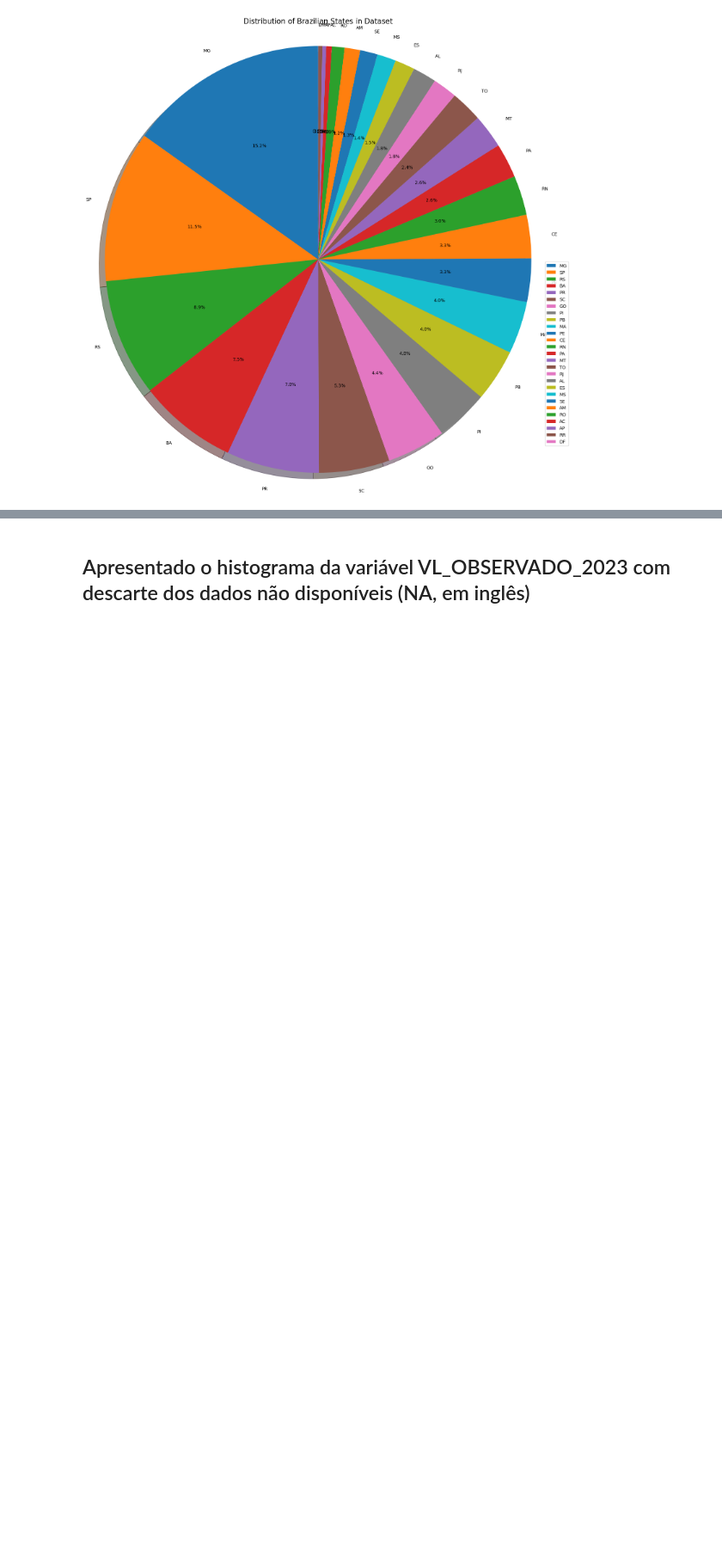
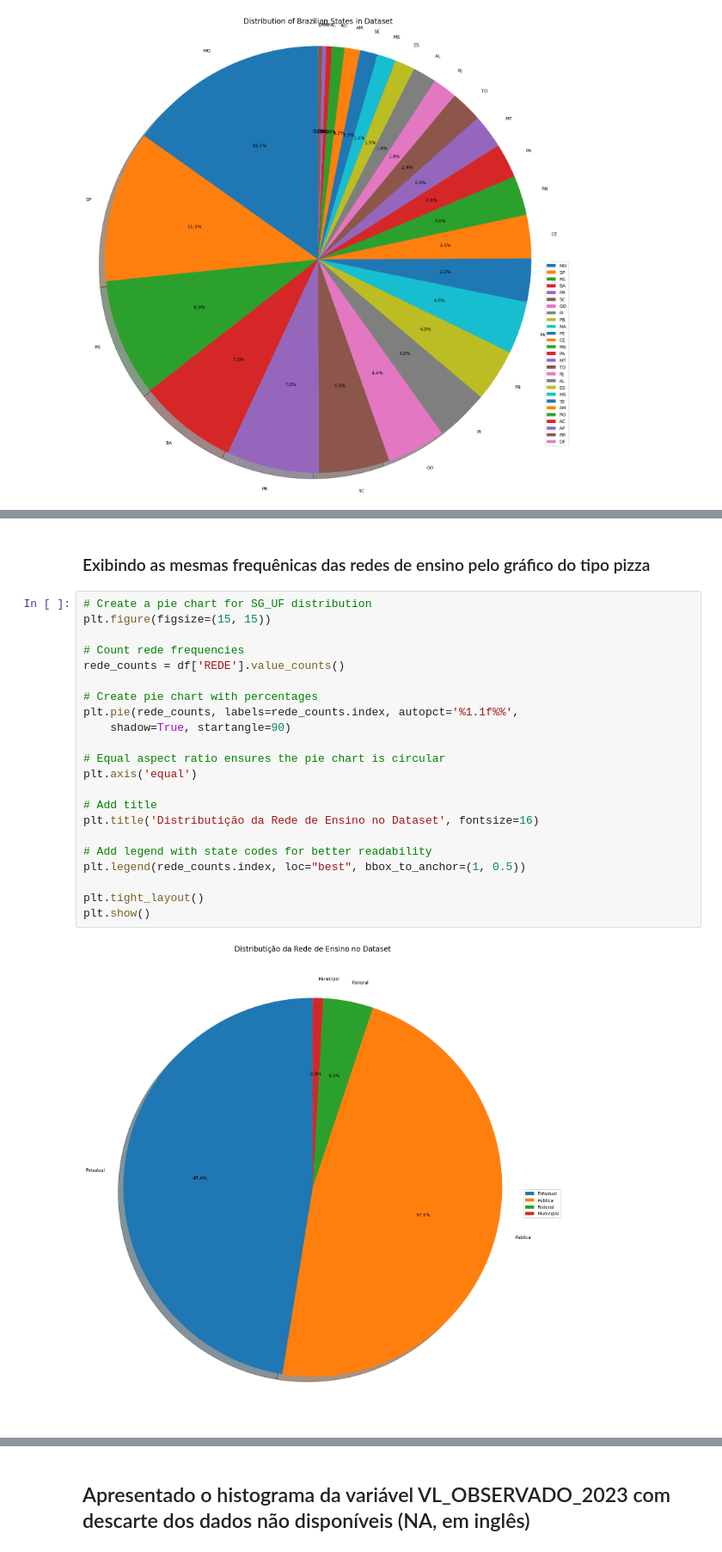
Before and after one commit to joaoleao83/notebook_joao_leao, a Jupyter notebook: MBA_CDIA_APRESENTACAO_JOAO_LEAO.ipynb, the cells around one changed output, grey strips where cells are left out. Shown at 86% size. Cells and saved outputs as stored; diff of their text form; blank space fills up the shorter version.

```diff
--- a/MBA_CDIA_APRESENTACAO_JOAO_LEAO.ipynb
+++ b/MBA_CDIA_APRESENTACAO_JOAO_LEAO.ipynb
@@ -198,0 +238,26 @@ plt.show()
+# %% [markdown]
+### Exibindo as mesmas frequênicas das redes de ensino pelo gráfico do tipo pizza
+# %%
+# Create a pie chart for SG_UF distribution
+plt.figure(figsize=(15, 15))
+
+# Count rede frequencies
+rede_counts = df['REDE'].value_counts()
+
+# Create pie chart with percentages
+plt.pie(rede_counts, labels=rede_counts.index, autopct='%1.1f%%',
+    shadow=True, startangle=90)
+
+# Equal aspect ratio ensures the pie chart is circular
+plt.axis('equal')
+
+# Add title
+plt.title('Distributição da Rede de Ensino no Dataset', fontsize=16)
+
+# Add legend with state codes for better readability
+plt.legend(rede_counts.index, loc="best", bbox_to_anchor=(1, 0.5))
+
+plt.tight_layout()
+plt.show()
+# %% [output]
+[figure, added]
```
Also changed, not shown: parts of 68 cells of this notebook.
